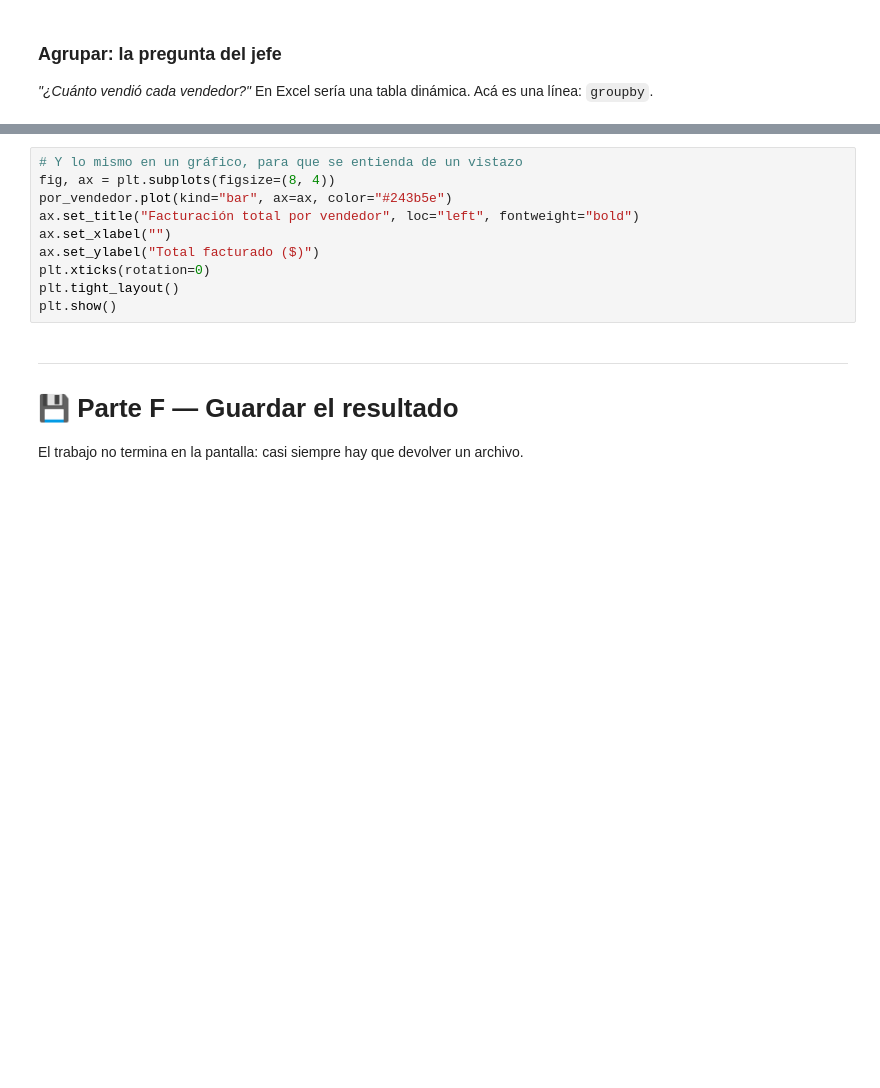
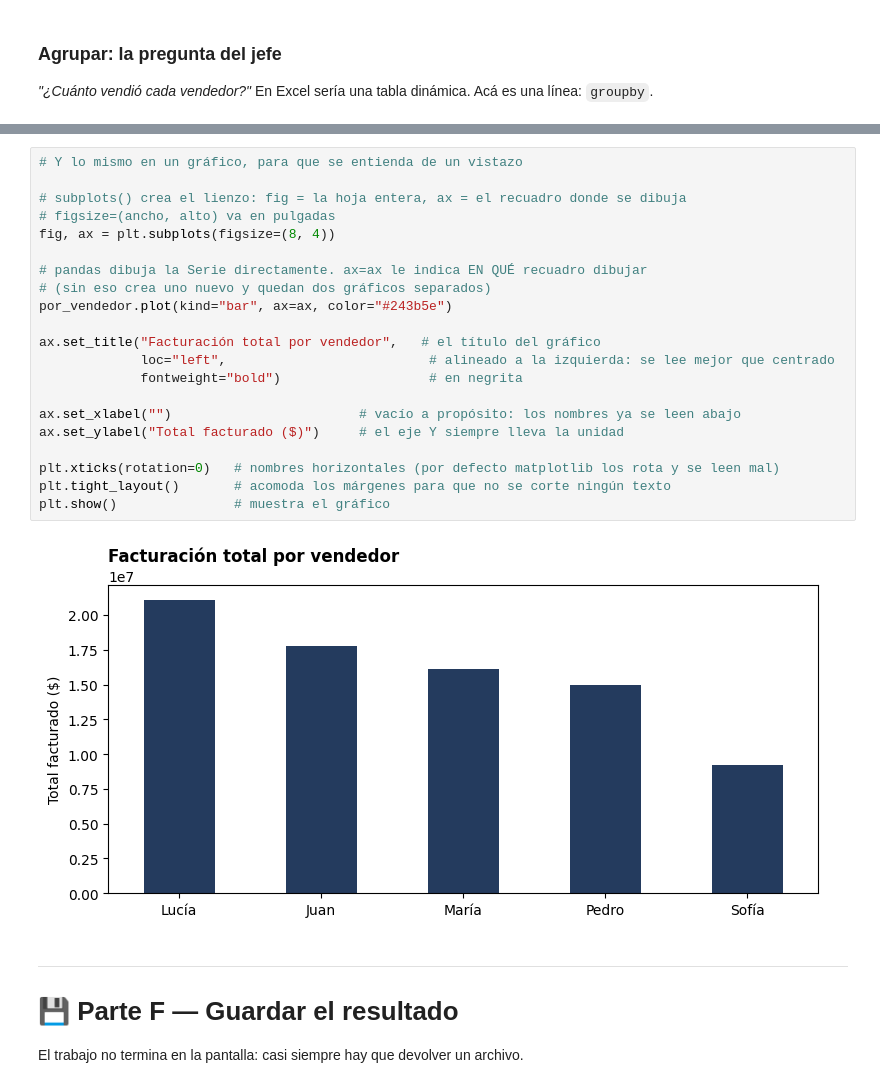
Before and after one commit to Datso653/Laboratorio-de-metodos-Cuantitativos-Aplicados-a-la-gestion, a Jupyter notebook: notebooks/01_Manejo_de_archivos_y_obtencion_de_datos.ipynb, the cells around one changed output, grey strips where cells are left out. Cells and saved outputs as stored; diff of their text form; blank space fills up the shorter version.

```diff
--- a/notebooks/01_Manejo_de_archivos_y_obtencion_de_datos.ipynb
+++ b/notebooks/01_Manejo_de_archivos_y_obtencion_de_datos.ipynb
@@ -246,13 +346,26 @@ por_vendedor
 # %%
 # Y lo mismo en un gráfico, para que se entienda de un vistazo
+
+# subplots() crea el lienzo: fig = la hoja entera, ax = el recuadro donde se dibuja
+# figsize=(ancho, alto) va en pulgadas
 fig, ax = plt.subplots(figsize=(8, 4))
+
+# pandas dibuja la Serie directamente. ax=ax le indica EN QUÉ recuadro dibujar
+# (sin eso crea uno nuevo y quedan dos gráficos separados)
 por_vendedor.plot(kind="bar", ax=ax, color="#243b5e")
-ax.set_title("Facturación total por vendedor", loc="left", fontweight="bold")
-ax.set_xlabel("")
-ax.set_ylabel("Total facturado ($)")
-plt.xticks(rotation=0)
-plt.tight_layout()
-plt.show()
+
+ax.set_title("Facturación total por vendedor",   # el título del gráfico
+             loc="left",                          # alineado a la izquierda: se lee mejor que centrado
+             fontweight="bold")                   # en negrita
+
+ax.set_xlabel("")                        # vacío a propósito: los nombres ya se leen abajo
+ax.set_ylabel("Total facturado ($)")     # el eje Y siempre lleva la unidad
+
+plt.xticks(rotation=0)   # nombres horizontales (por defecto matplotlib los rota y se leen mal)
+plt.tight_layout()       # acomoda los márgenes para que no se corte ningún texto
+plt.show()               # muestra el gráfico
+# %% [output]
+[figure, added]
 # %% [markdown]
 ---
 # 💾 Parte F — Guardar el resultado
```
Also changed, not shown: parts of 23 cells of this notebook.
